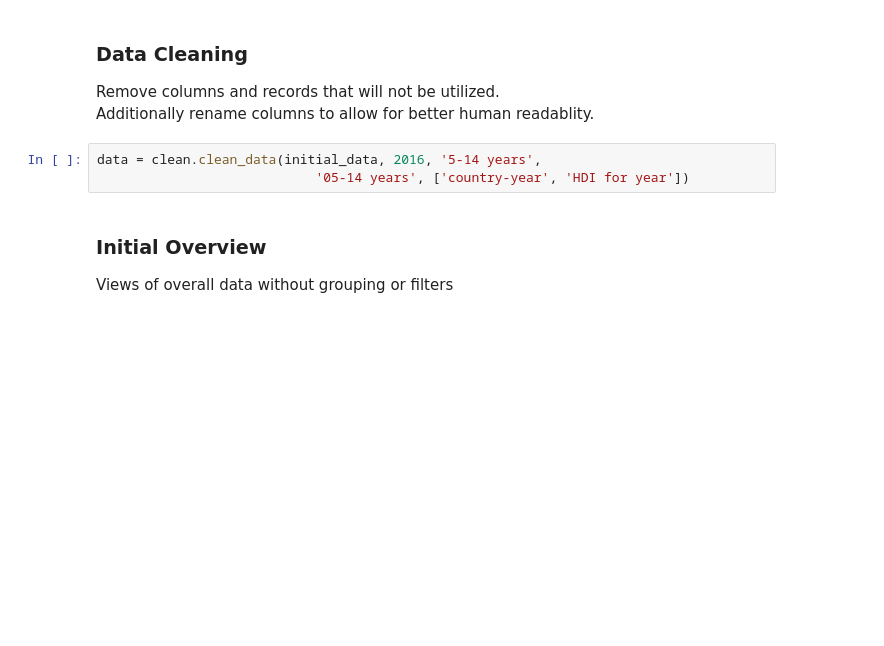
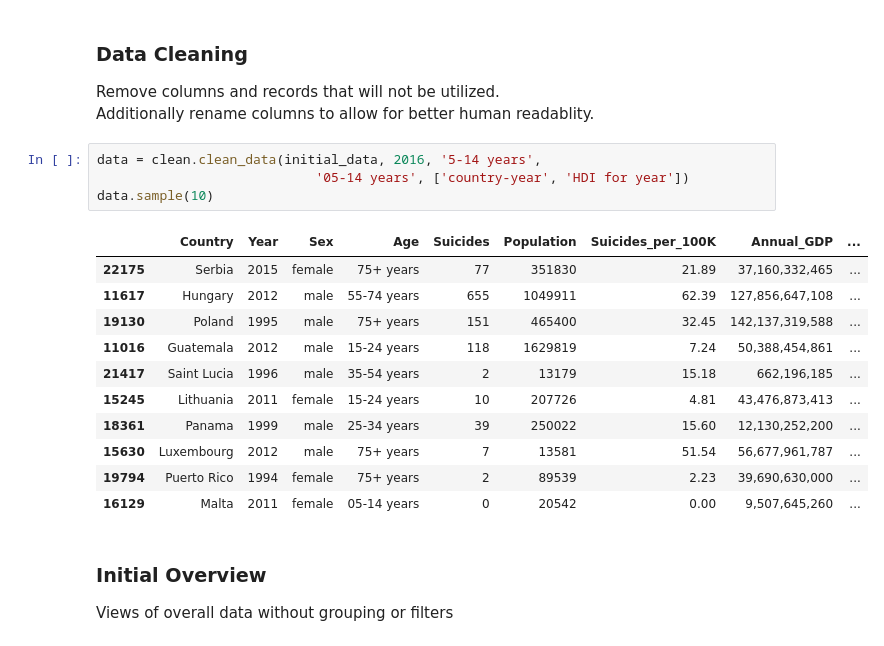
Before and after one commit to JaimeVRodriguez/suicide_rates_eda, a Jupyter notebook: notebooks/suicide_rate_eda.ipynb, the cells around one changed output. Saved outputs shown, nothing was run; the diff lists cells and outputs as text; blank space fills up the shorter version.

```diff
--- a/notebooks/suicide_rate_eda.ipynb
+++ b/notebooks/suicide_rate_eda.ipynb
@@ -34,6 +44,19 @@ Additionally rename columns to allow for better human readablity.
 # %%
 data = clean.clean_data(initial_data, 2016, '5-14 years',
                             '05-14 years', ['country-year', 'HDI for year'])
+data.sample(10)
+# %% [output]
+|  | Country | Year | Sex | Age | Suicides | Population | Suicides_per_100K | Annual_GDP | ... |
+| 22175 | Serbia | 2015 | female | 75+ years | 77 | 351830 | 21.89 | 37,160,332,465 | ... |
+| 11617 | Hungary | 2012 | male | 55-74 years | 655 | 1049911 | 62.39 | 127,856,647,108 | ... |
+| 19130 | Poland | 1995 | male | 75+ years | 151 | 465400 | 32.45 | 142,137,319,588 | ... |
+| 11016 | Guatemala | 2012 | male | 15-24 years | 118 | 1629819 | 7.24 | 50,388,454,861 | ... |
+| 21417 | Saint Lucia | 1996 | male | 35-54 years | 2 | 13179 | 15.18 | 662,196,185 | ... |
+| 15245 | Lithuania | 2011 | female | 15-24 years | 10 | 207726 | 4.81 | 43,476,873,413 | ... |
+| 18361 | Panama | 1999 | male | 25-34 years | 39 | 250022 | 15.60 | 12,130,252,200 | ... |
+| 15630 | Luxembourg | 2012 | male | 75+ years | 7 | 13581 | 51.54 | 56,677,961,787 | ... |
+| 19794 | Puerto Rico | 1994 | female | 75+ years | 2 | 89539 | 2.23 | 39,690,630,000 | ... |
+| 16129 | Malta | 2011 | female | 05-14 years | 0 | 20542 | 0.00 | 9,507,645,260 | ... |
 # %% [markdown]
 ### Initial Overview
 Views of overall data without grouping or filters
```
Also changed, not shown: parts of 1 cell of this notebook.
